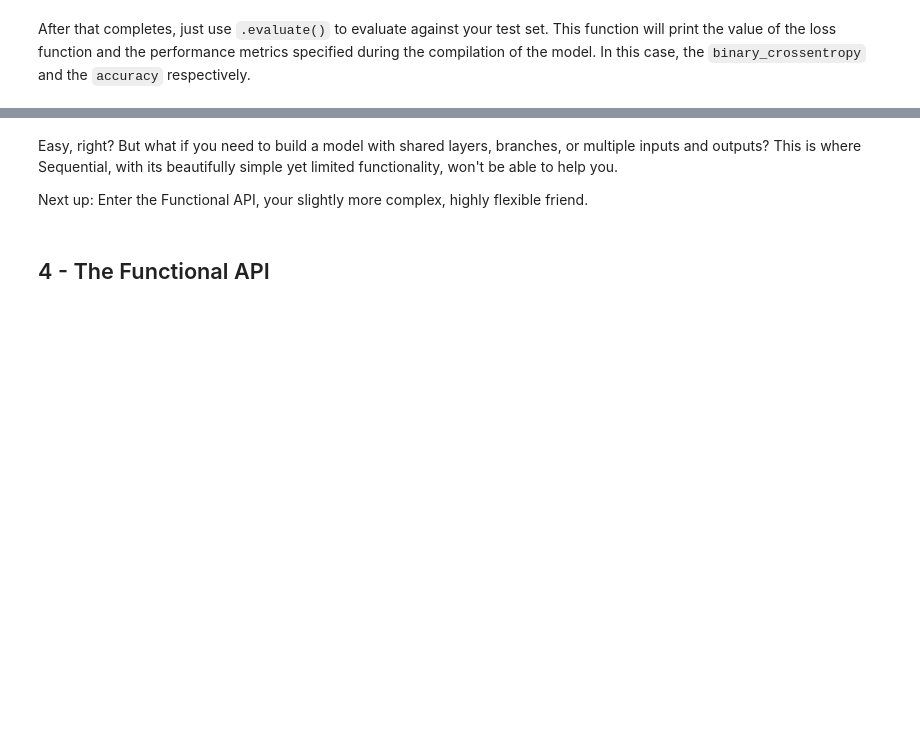
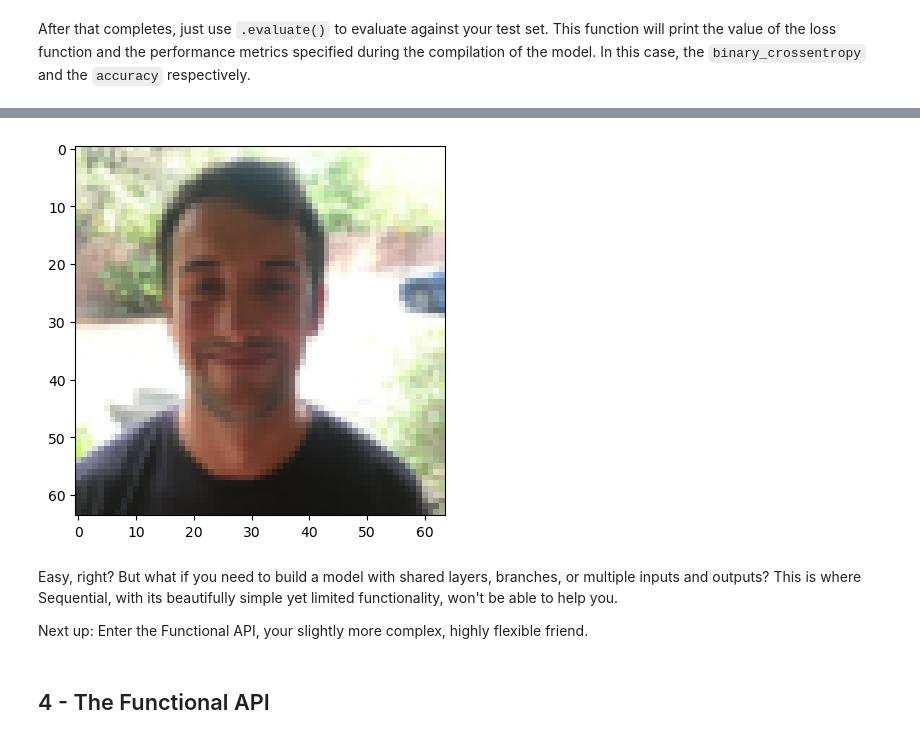
Before and after one commit to samuel2l/mll, a Jupyter notebook: DEEP LEARNING/untitled folder/W1A2/Convolution_model_Application.ipynb, the cells around one changed output, grey strips where cells are left out. Drawn from its saved outputs; the diff is of its cells as text; code cells hidden in the pictures; blank space fills up the shorter version.

```diff
--- a/DEEP LEARNING/untitled folder/W1A2/Convolution_model_Application.ipynb
+++ b/DEEP LEARNING/untitled folder/W1A2/Convolution_model_Application.ipynb
@@ -293,0 +309,10 @@ happy_model.evaluate(X_test, Y_test)
+# %%
+
+
+index = 109
+y_pred=happy_model.predict(X_test)
+print(y_pred[index])
+plt.imshow(X_train_orig[index]) #display sample training image
+plt.show()
+#testing on some examples makes me think threshold for smiling could be as low as 0.2
+# %% [output]
@@ -294 +321,2 @@ happy_model.evaluate(X_test, Y_test)
+[figure, added]
 # %% [markdown]
```
Also changed, not shown: parts of 6 cells of this notebook.
